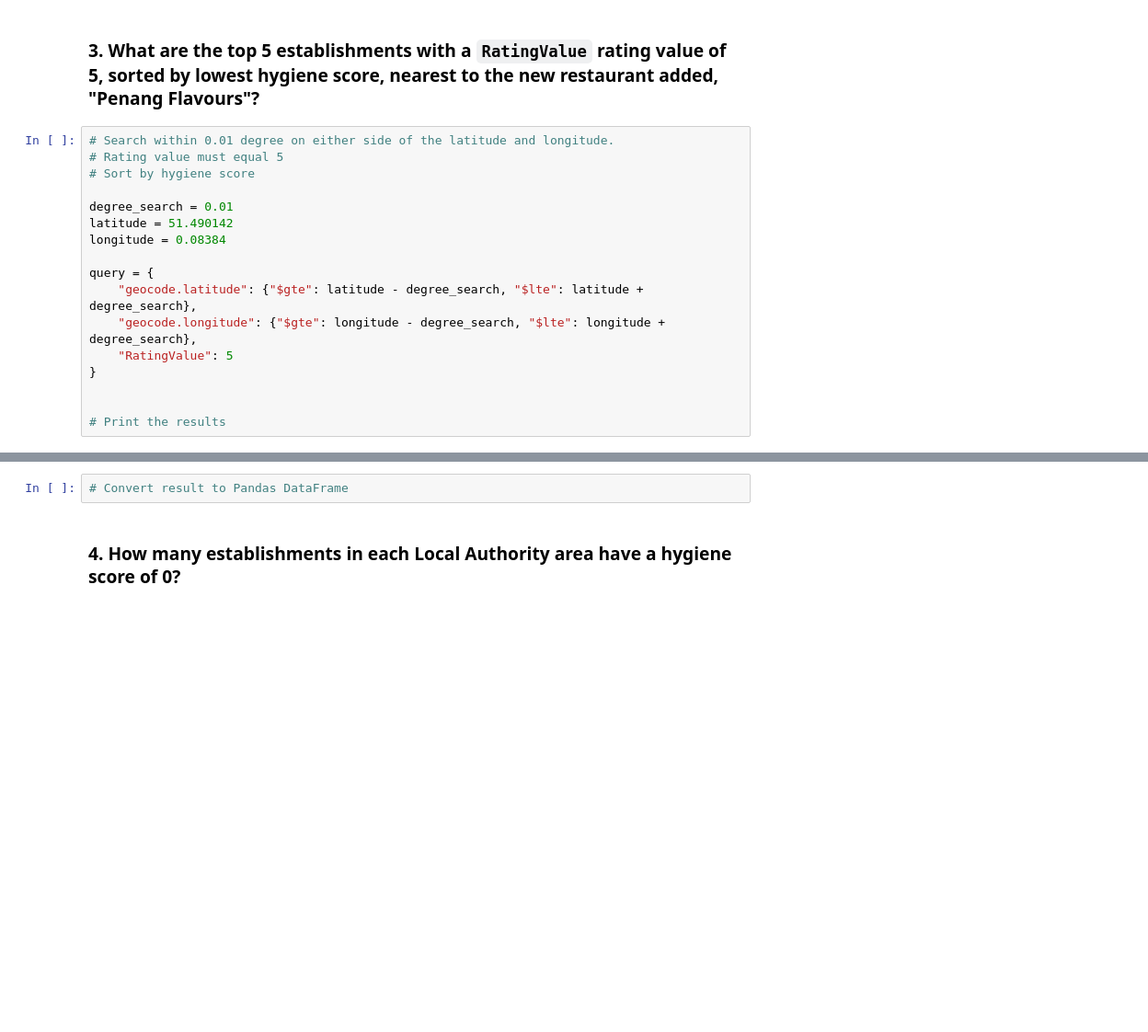
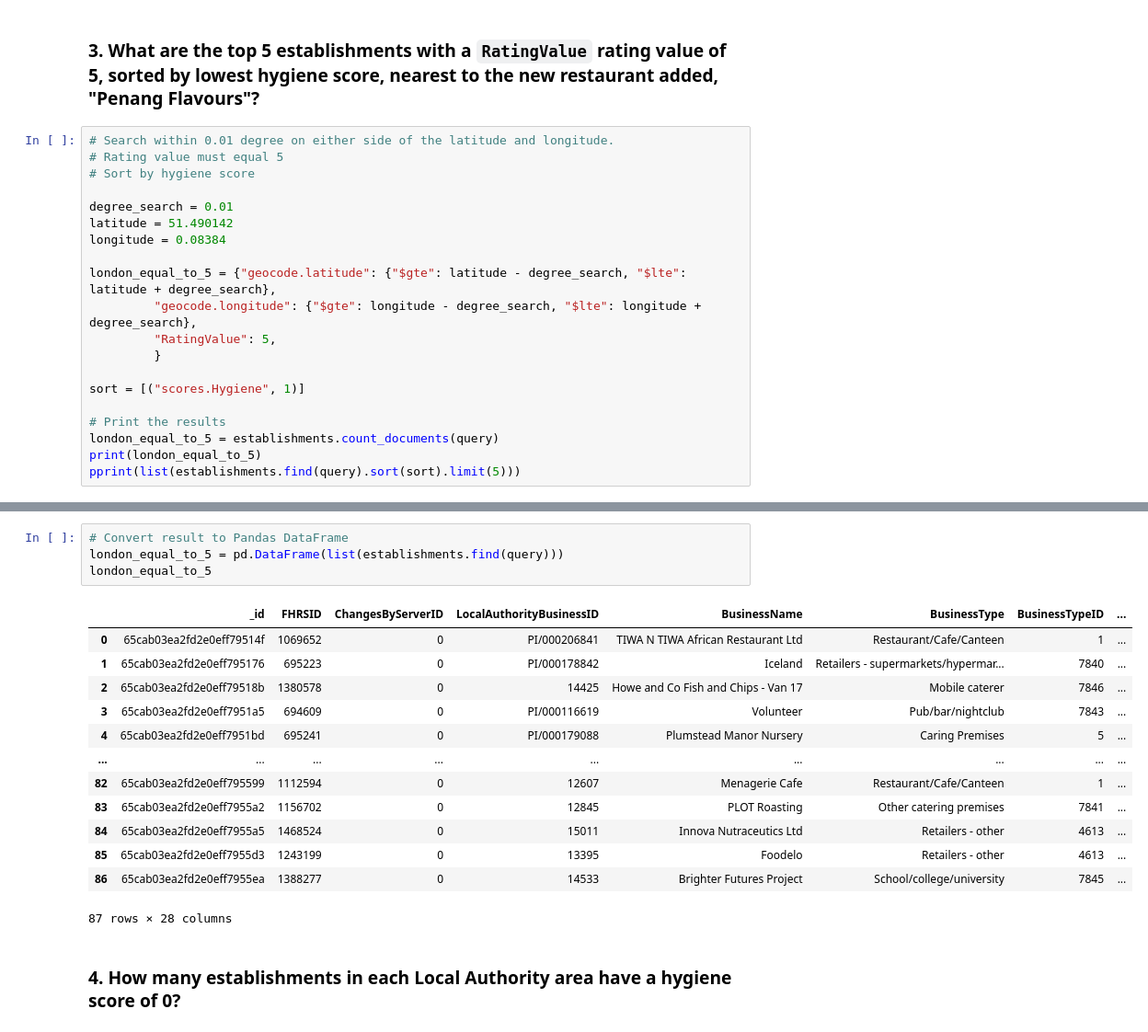
Before and after one commit to MichaelTomlinson30/nosql-challenge, a Jupyter notebook: Starter_Code/NoSQL_analysis_starter.ipynb, the cells around one changed output, grey strips where cells are left out. Shown: that part at 92% size. Cells and saved outputs as stored; diff of their text form; blank space fills up the shorter version.

```diff
--- a/Starter_Code/NoSQL_analysis_starter.ipynb
+++ b/Starter_Code/NoSQL_analysis_starter.ipynb
@@ -120,11 +147,14 @@ degree_search = 0.01
 latitude = 51.490142
 longitude = 0.08384
 
-query = {
-    "geocode.latitude": {"$gte": latitude - degree_search, "$lte": latitude + degree_search},
-    "geocode.longitude": {"$gte": longitude - degree_search, "$lte": longitude + degree_search},
-    "RatingValue": 5
-}
+london_equal_to_5 = {"geocode.latitude": {"$gte": latitude - degree_search, "$lte": latitude + degree_search},
+         "geocode.longitude": {"$gte": longitude - degree_search, "$lte": longitude + degree_search},
+         "RatingValue": 5,
+         }
 
+sort = [("scores.Hygiene", 1)]
 
 # Print the results
+london_equal_to_5 = establishments.count_documents(query)
+print(london_equal_to_5)
+pprint(list(establishments.find(query).sort(sort).limit(5)))
@@ -131,5 +179,21 @@ query = {
 # %%
 # Convert result to Pandas DataFrame
+london_equal_to_5 = pd.DataFrame(list(establishments.find(query)))
+london_equal_to_5
+# %% [output]
+|  | _id | FHRSID | ChangesByServerID | LocalAuthorityBusinessID | BusinessName | BusinessType | BusinessTypeID | ... |
+| 0 | 65cab03ea2fd2e0eff79514f | 1069652 | 0 | PI/000206841 | TIWA N TIWA African Restaurant Ltd | Restaurant/Cafe/Canteen | 1 | ... |
+| 1 | 65cab03ea2fd2e0eff795176 | 695223 | 0 | PI/000178842 | Iceland | Retailers - supermarkets/hypermar... | 7840 | ... |
+| 2 | 65cab03ea2fd2e0eff79518b | 1380578 | 0 | 14425 | Howe and Co Fish and Chips - Van 17 | Mobile caterer | 7846 | ... |
+| 3 | 65cab03ea2fd2e0eff7951a5 | 694609 | 0 | PI/000116619 | Volunteer | Pub/bar/nightclub | 7843 | ... |
+| 4 | 65cab03ea2fd2e0eff7951bd | 695241 | 0 | PI/000179088 | Plumstead Manor Nursery | Caring Premises | 5 | ... |
+| ... | ... | ... | ... | ... | ... | ... | ... | ... |
+| 82 | 65cab03ea2fd2e0eff795599 | 1112594 | 0 | 12607 | Menagerie Cafe | Restaurant/Cafe/Canteen | 1 | ... |
+| 83 | 65cab03ea2fd2e0eff7955a2 | 1156702 | 0 | 12845 | PLOT Roasting | Other catering premises | 7841 | ... |
+| 84 | 65cab03ea2fd2e0eff7955a5 | 1468524 | 0 | 15011 | Innova Nutraceutics Ltd | Retailers - other | 4613 | ... |
+| 85 | 65cab03ea2fd2e0eff7955d3 | 1243199 | 0 | 13395 | Foodelo | Retailers - other | 4613 | ... |
+| 86 | 65cab03ea2fd2e0eff7955ea | 1388277 | 0 | 14533 | Brighter Futures Project | School/college/university | 7845 | ... |
+87 rows × 28 columns
 # %% [markdown]
 ### 4. How many establishments in each Local Authority area have a hygiene score of 0?
 # %%
```
Also changed, not shown: parts of 5 cells of this notebook, 1 other file.
